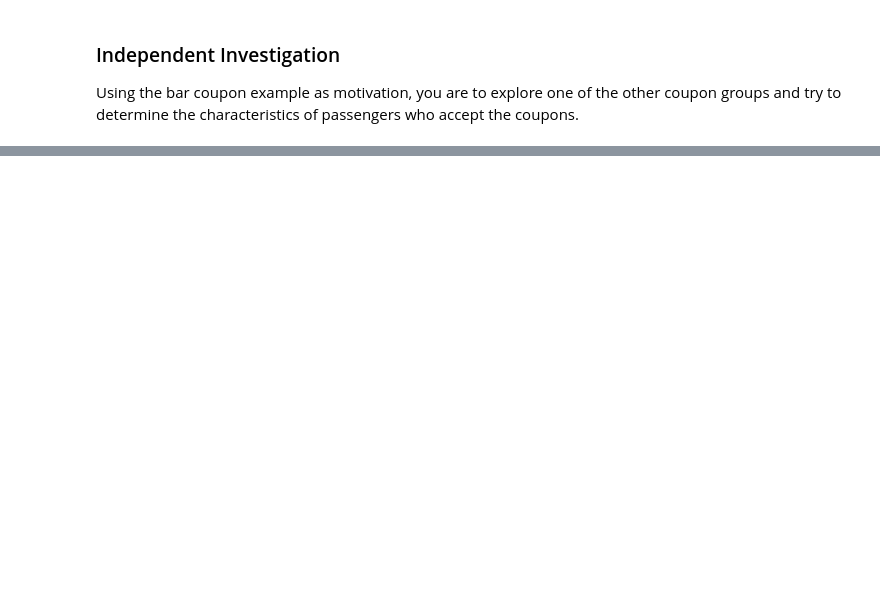
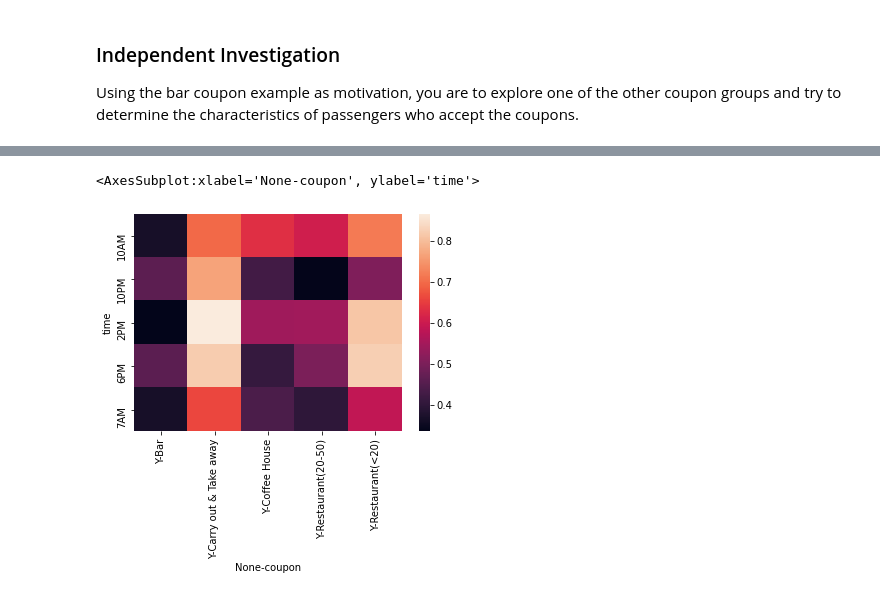
Before and after one commit to Naknak360/coupon-acceptance, a Jupyter notebook: prompt.ipynb, the cells around one changed output, grey strips where cells are left out. Saved outputs shown, nothing was run; the diff lists cells and outputs as text; code cells hidden in the pictures; blank space fills up the shorter version.

```diff
--- a/prompt.ipynb
+++ b/prompt.ipynb
@@ -116,0 +494,3 @@ Using the bar coupon example as motivation, you are to explore one of the other
+# %%
+total_coupon = data.groupby(['time', 'coupon'])[['Y']].count().unstack()
+total_coupon
@@ -116,0 +506,3 @@ Using the bar coupon example as motivation, you are to explore one of the other
+# %%
+accepted_coupon = data.groupby(['time', 'coupon'])[['Y']].sum().unstack()
+accepted_coupon
@@ -116,0 +518,3 @@ Using the bar coupon example as motivation, you are to explore one of the other
+# %%
+ratio = accepted_coupon / total_coupon
+ratio
@@ -116,0 +545,5 @@ Using the bar coupon example as motivation, you are to explore one of the other
+# %%
+sns.heatmap(ratio)
+# %% [output]
+<AxesSubplot:xlabel='None-coupon', ylabel='time'>
+[figure, added]
```
Also changed, not shown: parts of 43 cells of this notebook.
